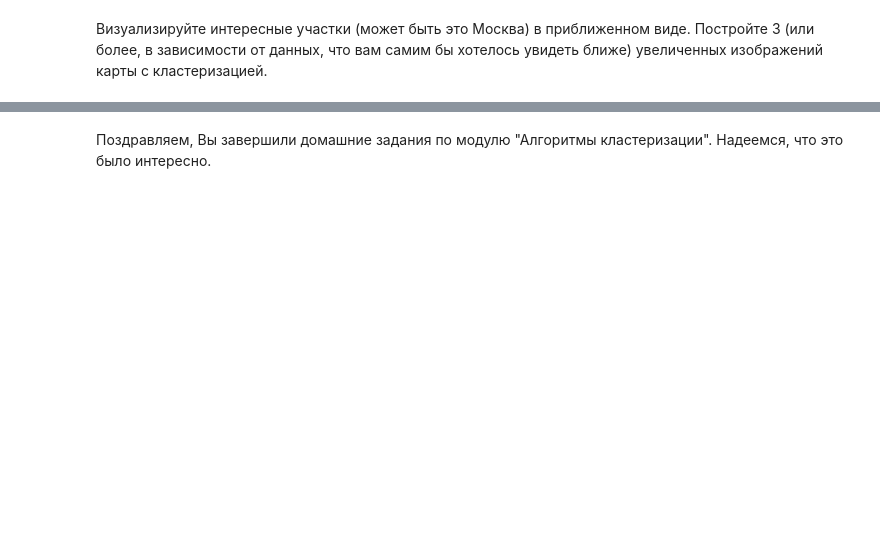
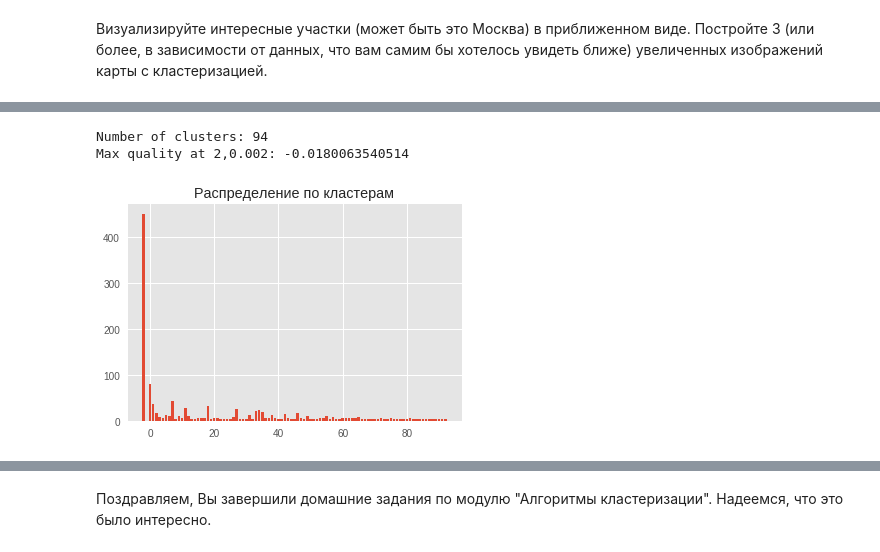
Before and after one commit to vadimpilyugin/hw2-clusters, a Jupyter notebook: hw2-clusters.ipynb, the cells around one changed output, grey strips where cells are left out. Saved outputs shown, nothing was run; the diff lists cells and outputs as text; code cells hidden in the pictures; blank space fills up the shorter version.

```diff
--- a/hw2-clusters.ipynb
+++ b/hw2-clusters.ipynb
@@ -431,0 +389,24 @@ pl.show()
+# %%
+max_q = -1
+range1 = np.linspace(.01,.05,5)
+range2 = range(1,16)
+max_eps = .002
+max_k = 2
+cls = Clustering(eps=max_eps,min_pts=max_k)
+y_moscow = cls.fit_predict(x_moscow)
+quality = smt.silhouette_score(x_moscow,y_moscow)
+print "Number of clusters: {}".format(np.unique(y_moscow).shape[0])
+print "Max quality at {},{}: {}".format(max_k, max_eps,smt.silhouette_score(x_moscow,y_moscow))
+
+plt.figure()
+a = np.unique(y_moscow)
+b = np.random.randint(10,size=a.shape[0])
+for i,val in enumerate(np.unique(y_moscow)):
+    b[i] = np.sum(y_moscow == val)
+plt.bar(a,b)
+plt.title(u"Распределение по кластерам")
+plt.show()
+# %% [output]
+Number of clusters: 94
+Max quality at 2,0.002: -0.0180063540514
+[figure, added]
```
Also changed, not shown: parts of 21 cells of this notebook.
